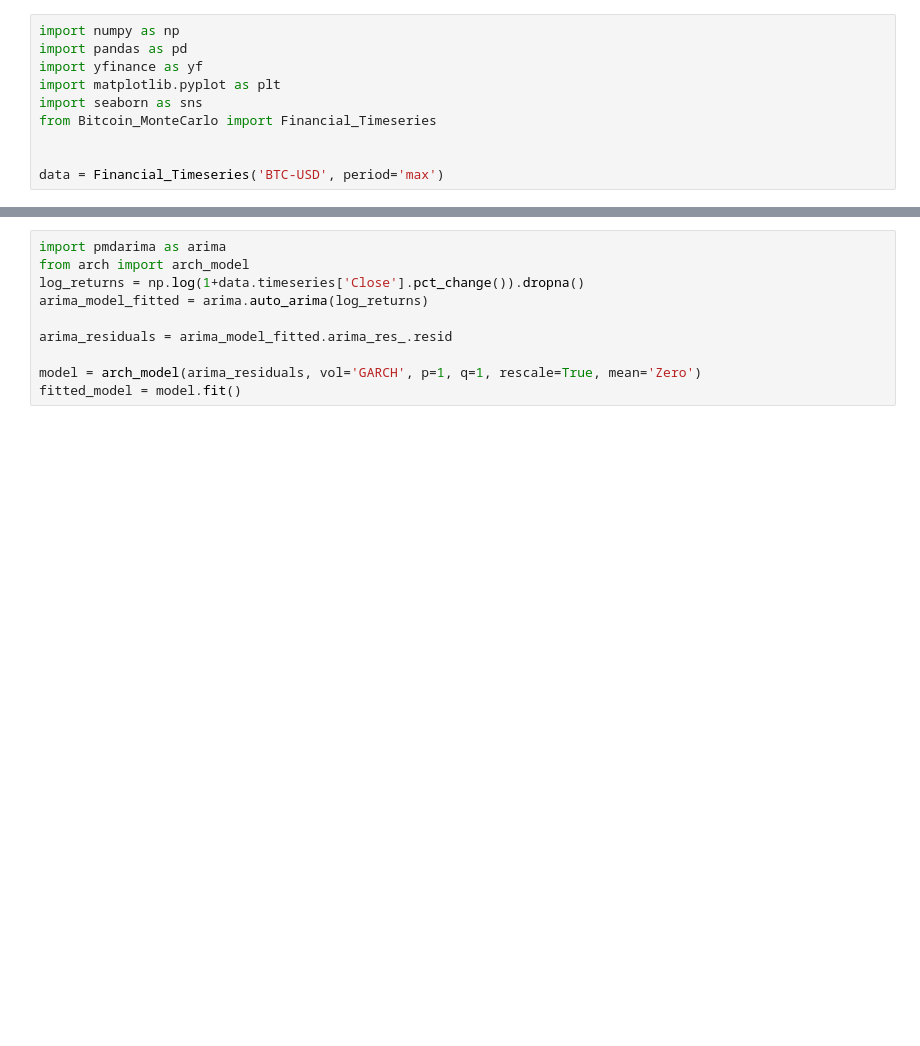
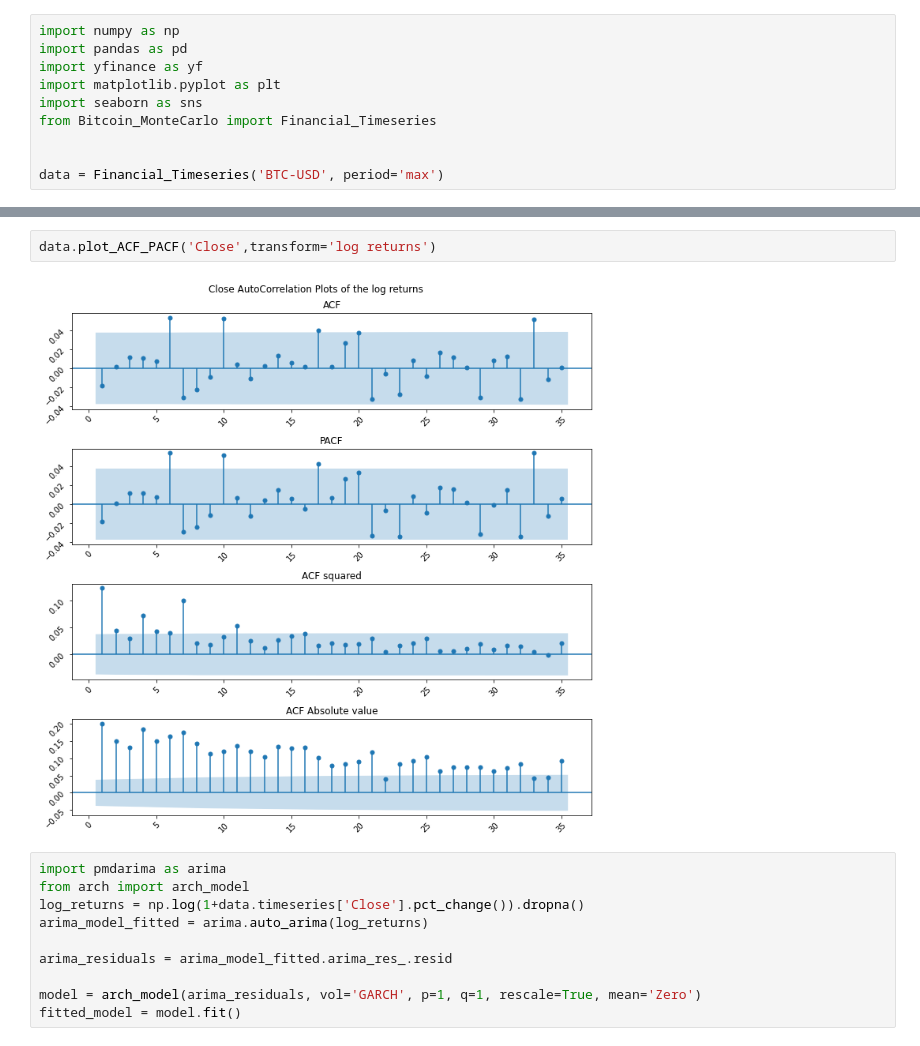
Before and after one commit to gpala7077/CryptoCurrency_Monte_Carlo_Simulation, a Jupyter notebook: Crypto-Analysis.ipynb, the cells around one changed output, grey strips where cells are left out. Cells and saved outputs as stored; diff of their text form; blank space fills up the shorter version.

```diff
--- a/Crypto-Analysis.ipynb
+++ b/Crypto-Analysis.ipynb
@@ -15,3 +15,7 @@ data.plot_ACF_PACF('Close')
+# %%
+data.plot_ACF_PACF('Close',transform='log returns')
+# %% [output]
+[figure, added]
 # %%
 import pmdarima as arima
 from arch import arch_model
```
Also changed, not shown: parts of 1 cell of this notebook, 2 other files.
